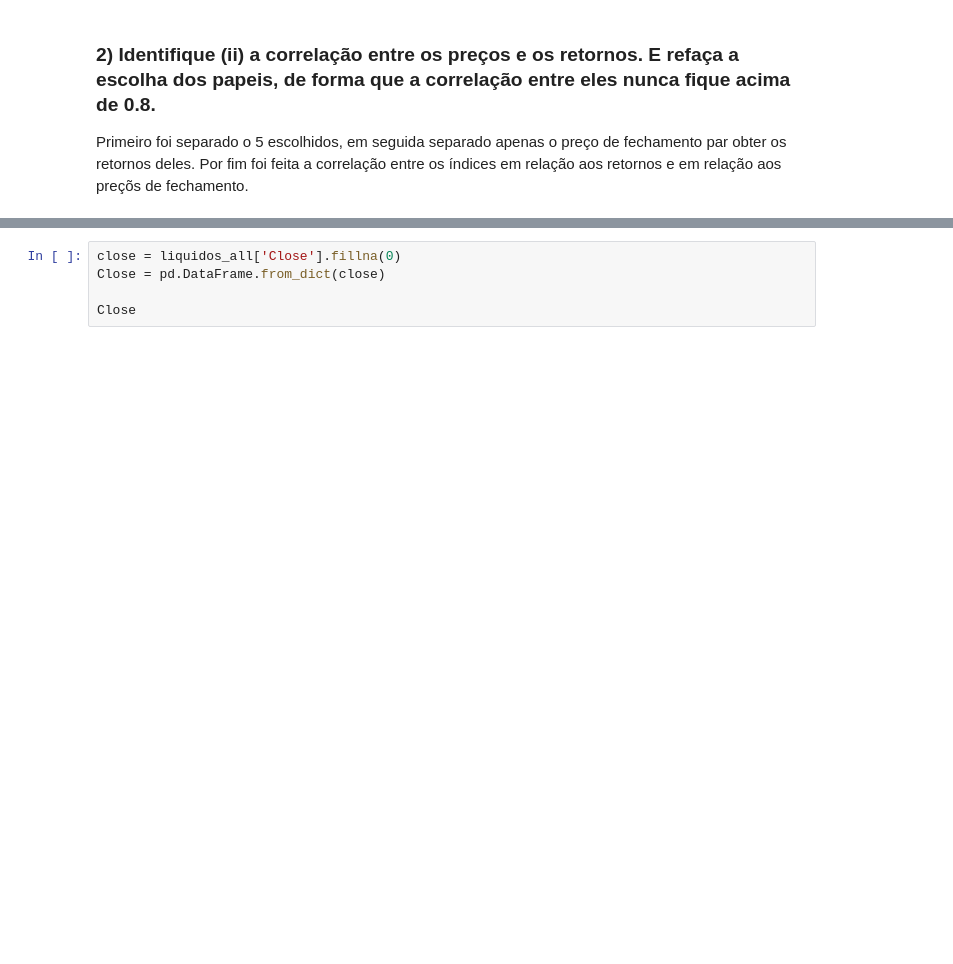
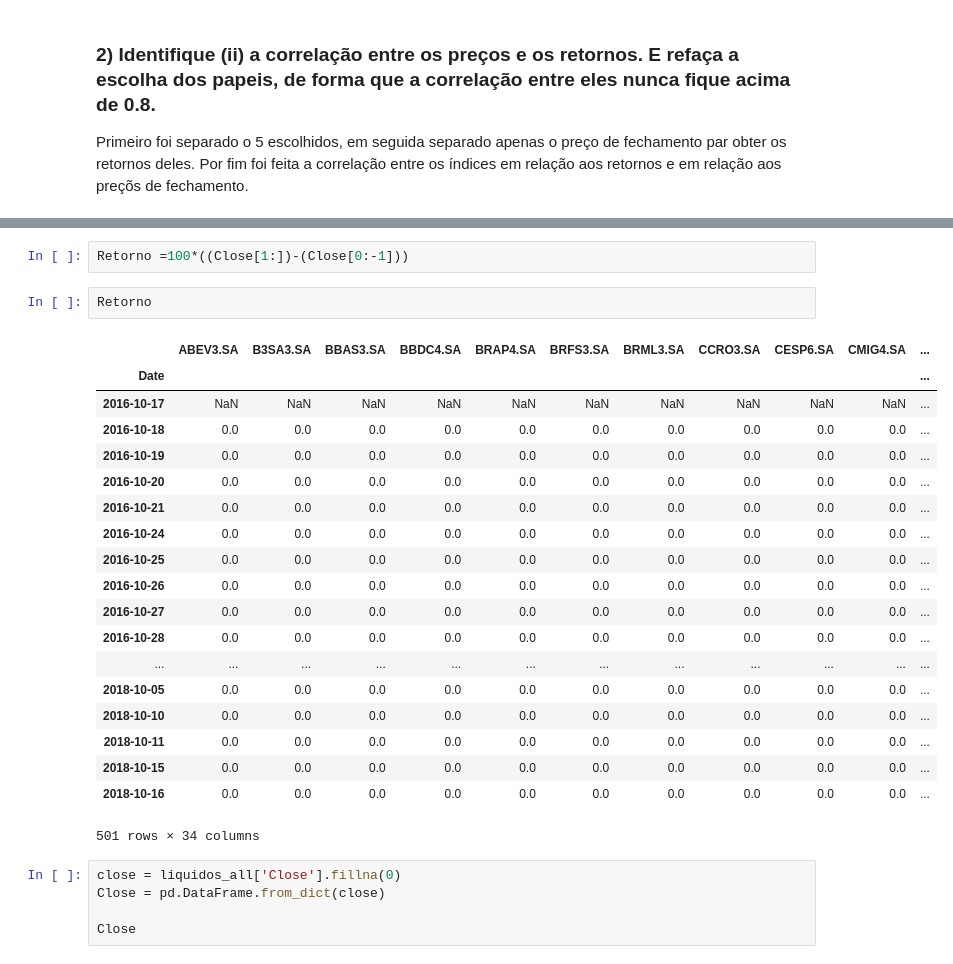
Before and after one commit to EduardoSSR/Financial-Engineering, a Jupyter notebook: Trabalhos/Trabalho_1.ipynb, the cells around one changed output, grey strips where cells are left out. Drawn from its saved outputs; the diff is of its cells as text; blank space fills up the shorter version.

```diff
--- a/Trabalhos/Trabalho_1.ipynb
+++ b/Trabalhos/Trabalho_1.ipynb
@@ -261,3 +359,27 @@ ValueError: zero-size array to reduction operation maximum which has no identity
+# %%
+Retorno =100*((Close[1:])-(Close[0:-1]))
+# %%
+Retorno
+# %% [output]
+|  | ABEV3.SA | B3SA3.SA | BBAS3.SA | BBDC4.SA | BRAP4.SA | BRFS3.SA | BRML3.SA | CCRO3.SA | CESP6.SA | CMIG4.SA | ... |
+| Date |  |  |  |  |  |  |  |  |  |  | ... |
+| 2016-10-17 | NaN | NaN | NaN | NaN | NaN | NaN | NaN | NaN | NaN | NaN | ... |
+| 2016-10-18 | 0.0 | 0.0 | 0.0 | 0.0 | 0.0 | 0.0 | 0.0 | 0.0 | 0.0 | 0.0 | ... |
+| 2016-10-19 | 0.0 | 0.0 | 0.0 | 0.0 | 0.0 | 0.0 | 0.0 | 0.0 | 0.0 | 0.0 | ... |
+| 2016-10-20 | 0.0 | 0.0 | 0.0 | 0.0 | 0.0 | 0.0 | 0.0 | 0.0 | 0.0 | 0.0 | ... |
+| 2016-10-21 | 0.0 | 0.0 | 0.0 | 0.0 | 0.0 | 0.0 | 0.0 | 0.0 | 0.0 | 0.0 | ... |
+| 2016-10-24 | 0.0 | 0.0 | 0.0 | 0.0 | 0.0 | 0.0 | 0.0 | 0.0 | 0.0 | 0.0 | ... |
+| 2016-10-25 | 0.0 | 0.0 | 0.0 | 0.0 | 0.0 | 0.0 | 0.0 | 0.0 | 0.0 | 0.0 | ... |
+| 2016-10-26 | 0.0 | 0.0 | 0.0 | 0.0 | 0.0 | 0.0 | 0.0 | 0.0 | 0.0 | 0.0 | ... |
+| 2016-10-27 | 0.0 | 0.0 | 0.0 | 0.0 | 0.0 | 0.0 | 0.0 | 0.0 | 0.0 | 0.0 | ... |
+| 2016-10-28 | 0.0 | 0.0 | 0.0 | 0.0 | 0.0 | 0.0 | 0.0 | 0.0 | 0.0 | 0.0 | ... |
+| ... | ... | ... | ... | ... | ... | ... | ... | ... | ... | ... | ... |
+| 2018-10-05 | 0.0 | 0.0 | 0.0 | 0.0 | 0.0 | 0.0 | 0.0 | 0.0 | 0.0 | 0.0 | ... |
+| 2018-10-10 | 0.0 | 0.0 | 0.0 | 0.0 | 0.0 | 0.0 | 0.0 | 0.0 | 0.0 | 0.0 | ... |
+| 2018-10-11 | 0.0 | 0.0 | 0.0 | 0.0 | 0.0 | 0.0 | 0.0 | 0.0 | 0.0 | 0.0 | ... |
+| 2018-10-15 | 0.0 | 0.0 | 0.0 | 0.0 | 0.0 | 0.0 | 0.0 | 0.0 | 0.0 | 0.0 | ... |
+| 2018-10-16 | 0.0 | 0.0 | 0.0 | 0.0 | 0.0 | 0.0 | 0.0 | 0.0 | 0.0 | 0.0 | ... |
+501 rows × 34 columns
 # %%
 close = liquidos_all['Close'].fillna(0)
 Close = pd.DataFrame.from_dict(close)
```
Also changed, not shown: parts of 12 cells of this notebook, 1 other file.
